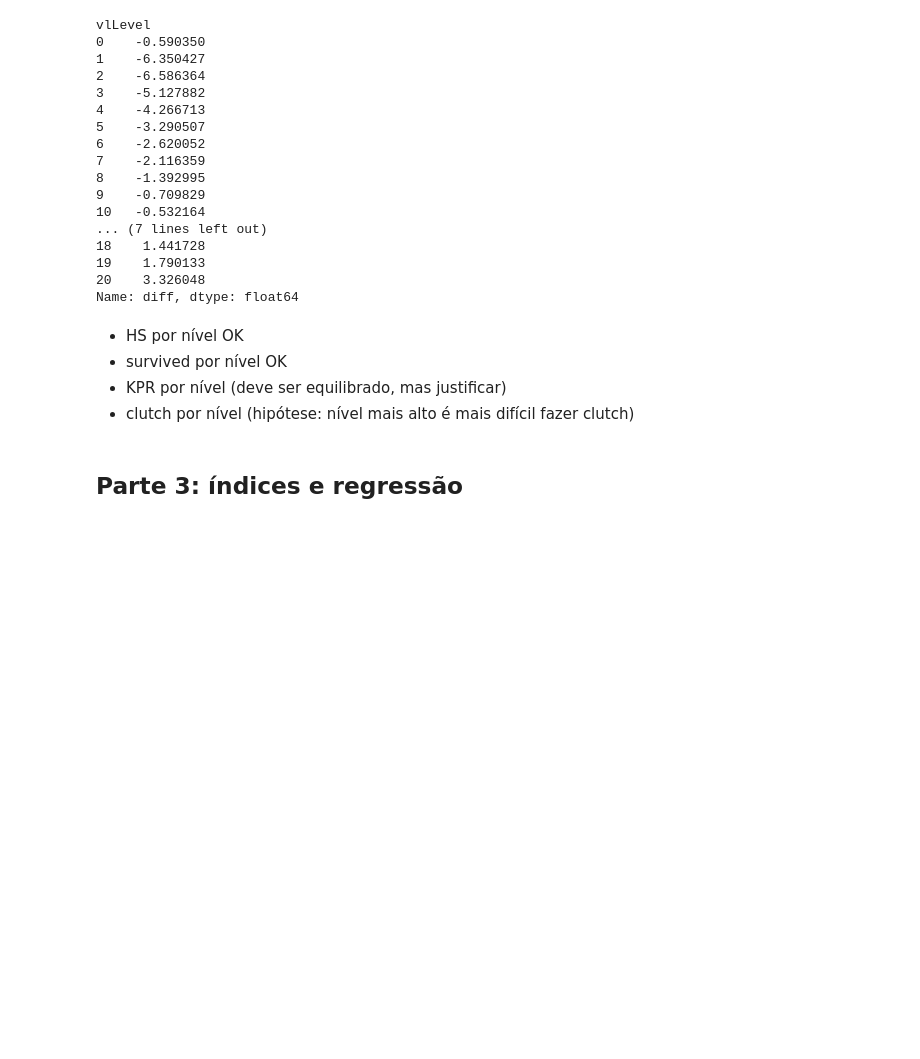
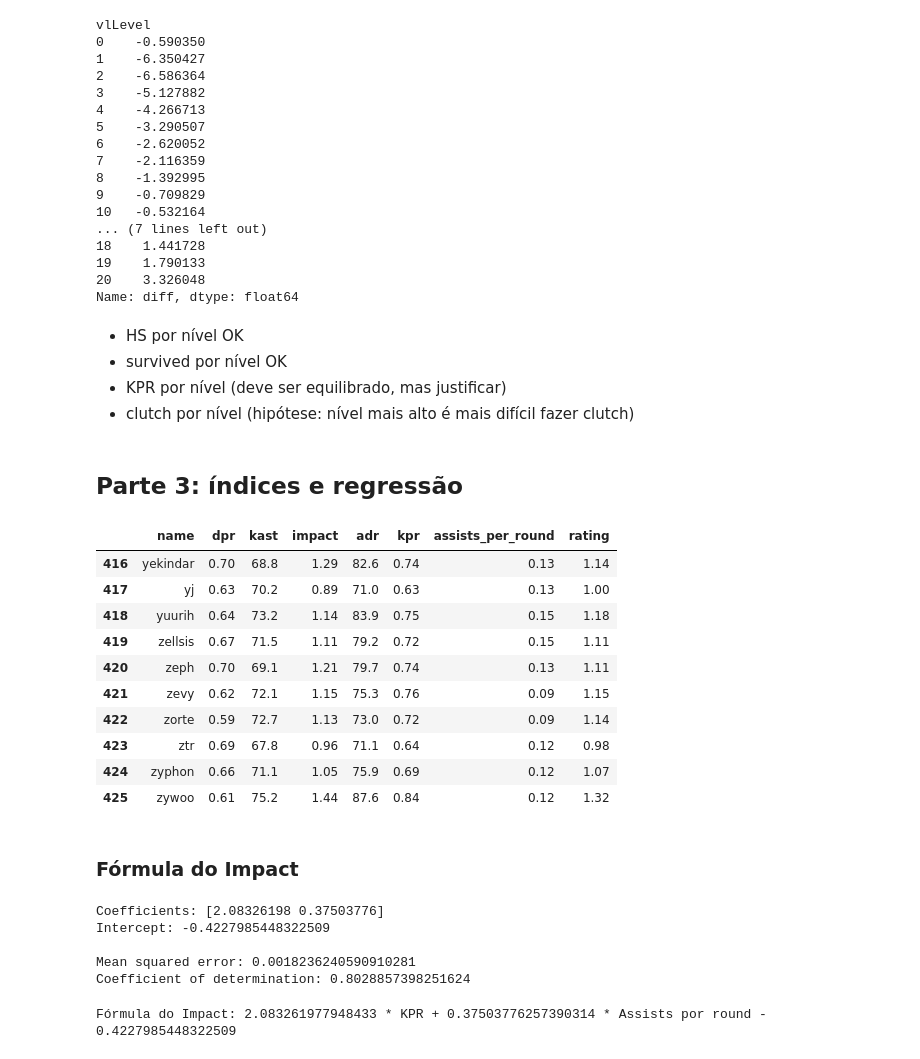
Before and after one commit to Salies/eda, a Jupyter notebook: gc_csgo_eda.ipynb, the cells around one changed output. Cells and saved outputs as stored; diff of their text form; code cells hidden in the pictures; blank space fills up the shorter version.

```diff
--- a/gc_csgo_eda.ipynb
+++ b/gc_csgo_eda.ipynb
@@ -967,3 +972,20 @@ fig.show()
 - clutch por nível (hipótese: nível mais alto é mais difícil fazer clutch)
 # %% [markdown]
 ## Parte 3: índices e regressão
+# %%
+hltv_players = pd.read_csv('data/hltv/players.csv')
+hltv_players.tail(10)
+# %% [output]
+|  | name | dpr | kast | impact | adr | kpr | assists_per_round | rating |
+| 416 | yekindar | 0.70 | 68.8 | 1.29 | 82.6 | 0.74 | 0.13 | 1.14 |
+| 417 | yj | 0.63 | 70.2 | 0.89 | 71.0 | 0.63 | 0.13 | 1.00 |
+| 418 | yuurih | 0.64 | 73.2 | 1.14 | 83.9 | 0.75 | 0.15 | 1.18 |
+| 419 | zellsis | 0.67 | 71.5 | 1.11 | 79.2 | 0.72 | 0.15 | 1.11 |
+| 420 | zeph | 0.70 | 69.1 | 1.21 | 79.7 | 0.74 | 0.13 | 1.11 |
+| 421 | zevy | 0.62 | 72.1 | 1.15 | 75.3 | 0.76 | 0.09 | 1.15 |
+| 422 | zorte | 0.59 | 72.7 | 1.13 | 73.0 | 0.72 | 0.09 | 1.14 |
+| 423 | ztr | 0.69 | 67.8 | 0.96 | 71.1 | 0.64 | 0.12 | 0.98 |
+| 424 | zyphon | 0.66 | 71.1 | 1.05 | 75.9 | 0.69 | 0.12 | 1.07 |
+| 425 | zywoo | 0.61 | 75.2 | 1.44 | 87.6 | 0.84 | 0.12 | 1.32 |
+# %% [markdown]
+### Fórmula do Impact
@@ -969,0 +1002,17 @@ fig.show()
+# %%
+print(f'Coefficients: {regr.coef_}')
+print(f'Intercept: {regr.intercept_}')
+print()
+print(f'Mean squared error: {mean_squared_error(y_test, y_pred)}')
+print(f'Coefficient of determination: {r2_score(y_test, y_pred)}')
+# %% [output]
+Coefficients: [2.08326198 0.37503776]
+Intercept: -0.4227985448322509
+
+Mean squared error: 0.0018236240590910281
+Coefficient of determination: 0.8028857398251624
+# %%
+inter_fmt = str(regr.intercept_).split('-')[1]
+print('Fórmula do Impact:', regr.coef_[0], '* KPR +', regr.coef_[1], '* Assists por round -', inter_fmt)
+# %% [output]
+Fórmula do Impact: 2.083261977948433 * KPR + 0.37503776257390314 * Assists por round - 0.4227985448322509
```
Also changed, not shown: parts of 23 cells of this notebook, 6 other files.
